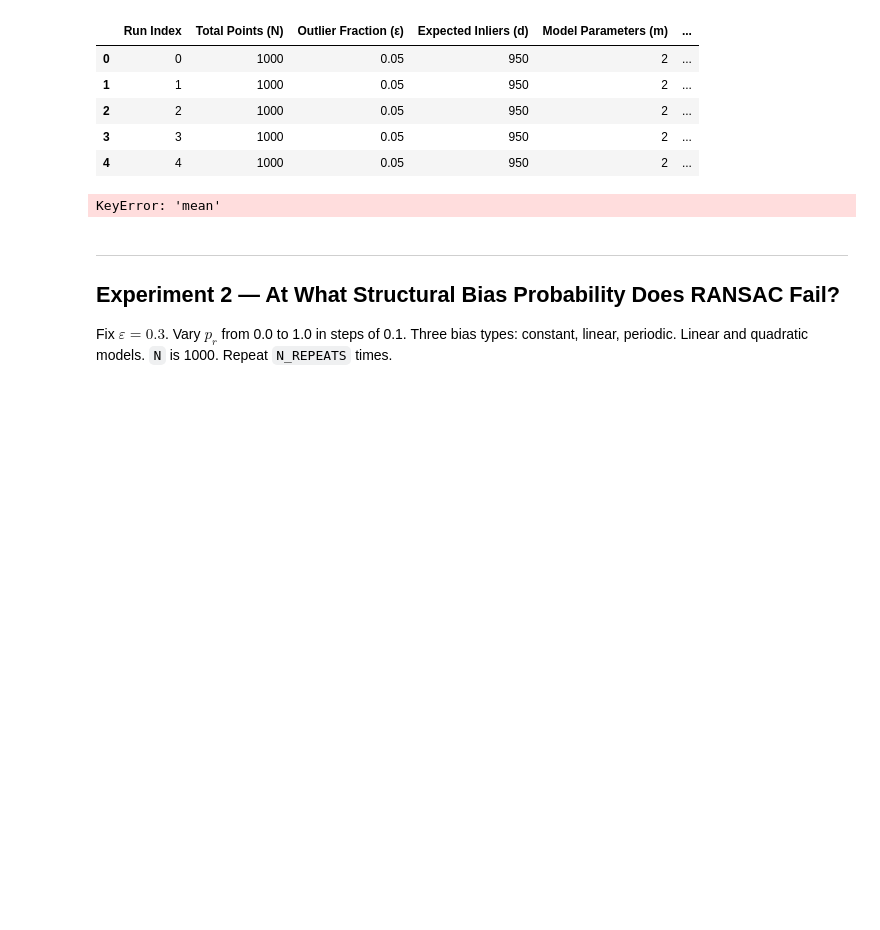
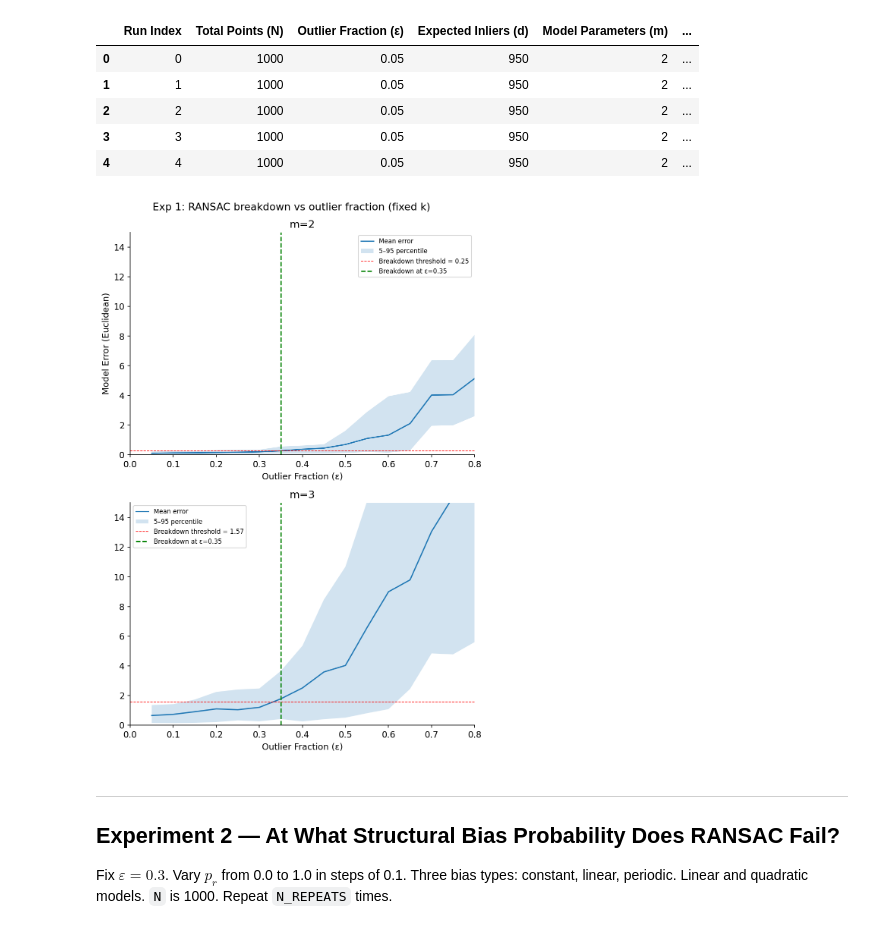
Before and after one commit to arshsinghphd/RANSAC-analysis, a Jupyter notebook: empirical_analysis/ransac_notebook.ipynb, the cells around one changed output. Saved outputs shown, nothing was run; the diff lists cells and outputs as text; code cells hidden in the pictures; blank space fills up the shorter version.

```diff
--- a/empirical_analysis/ransac_notebook.ipynb
+++ b/empirical_analysis/ransac_notebook.ipynb
@@ -78,16 +73,53 @@ agg1 = (df1.groupby(['Model Parameters (m)', 'Outlier Fraction (ε)'])
            ['Model Error (Euclidean)']
            .agg(mean_error='mean', std_error='std', count='count')
            .reset_index())
-
-# 95% confidence interval half-width: 1.96 * std / sqrt(n)
-agg1['ci95'] = 1.96 * agg1['std_error'] / np.sqrt(agg1['count'])
-agg1['ci_lo'] = agg1['mean_error'] - agg1['ci95']
-agg1['ci_hi'] = agg1['mean_error'] + agg1['ci95']
-# %% [output]
-KeyError: 'mean'
 # %%
 # breakdown threshold — model error greater than twice noise std
 BREAKDOWN_THRESHOLD = 2 * 0.5   # 2 * NOISE_STD
+# %%
+models = df1["Model Parameters (m)"].unique()
+
+fig, axes = plt.subplots(len(models), 1, figsize=(7, 10))
+
+for i, m in enumerate(models):
+    ax  = axes[i]
+    sub = df1[df1["Model Parameters (m)"] == m]
+    grp = sub.groupby("Outlier Fraction (ε)")["Model Error (Euclidean)"]
+
+    means = grp.mean()
+    lower = grp.quantile(0.10)
+    upper = grp.quantile(0.90)
+
+    baseline_mean = means.iloc[0]
+    baseline_std  = grp.std().iloc[0]
+    threshold     = baseline_mean + 2 * baseline_std
+
+    ax.plot(means.index, means.values, label="Mean error")
+    ax.fill_between(means.index, lower, upper, alpha=0.2, label="5–95 percentile")
+    ax.axhline(threshold, color="red", linestyle="--",
+               linewidth=0.8, label=f"Breakdown threshold = {threshold:.2f}")
+
+    breakdown_rows = means[means > threshold]
+    if not breakdown_rows.empty:
+        breakdown_eps = breakdown_rows.index[0]
+        ax.axvline(x=breakdown_eps, color="green", linestyle="--",
+                   label=f"Breakdown at ε={breakdown_eps:.2f}")
+
+    ax.set_title(f"m={m}")
+    ax.set_xlabel("Outlier Fraction (ε)")
+    ax.set_xlim(0, 0.8)
+    ax.set_ylim(0, 15)
+    if i == 0:
+        ax.set_ylabel("Model Error (Euclidean)")
+    ax.legend(fontsize=8)
+
+plt.suptitle("Exp 1: RANSAC breakdown vs outlier fraction (fixed k)",
+             fontsize=13)
+plt.tight_layout()
+plt.savefig(f"{FIG_DIR}/exp1_outlier_fraction.png", dpi=150)
+plt.show()
+# %% [output]
+[figure, added]
 # %% [markdown]
 ---
 ## Experiment 2 — At What Structural Bias Probability Does RANSAC Fail?
```
Also changed, not shown: parts of 3 cells of this notebook.
